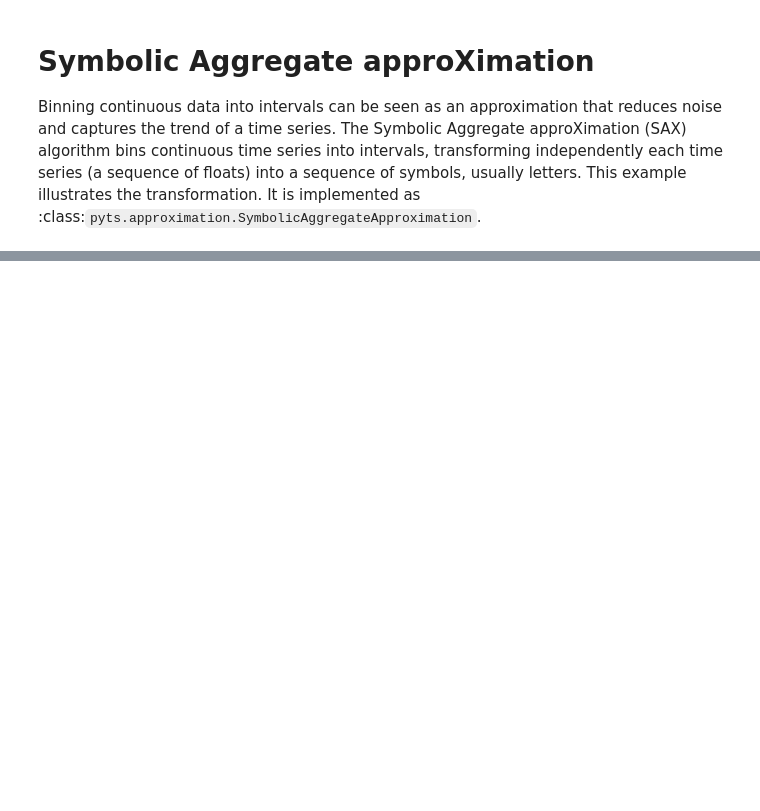
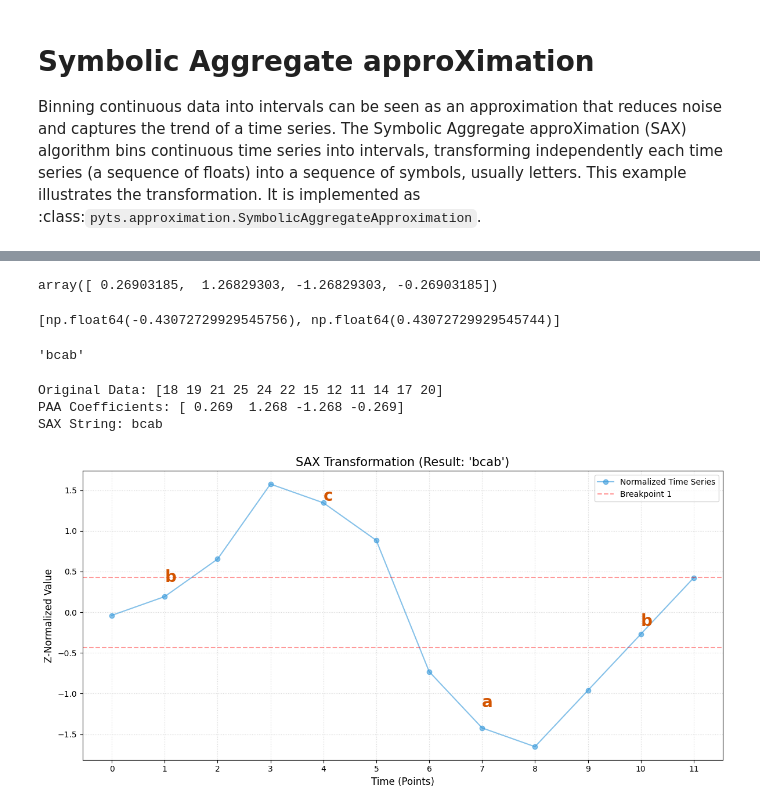
Before and after one commit to owuordickson/t-graank, a Jupyter notebook: analysis/plot_sax.ipynb, the cells around one changed output, grey strips where cells are left out. Drawn from its saved outputs; the diff is of its cells as text; code cells hidden in the pictures; blank space fills up the shorter version.

```diff
--- a/analysis/plot_sax.ipynb
+++ b/analysis/plot_sax.ipynb
@@ -61,0 +34,72 @@ ImportError: Numba needs NumPy 2.3 or less. Got NumPy 2.4.
+# %%
+# 2. Z-Normalization
+ts_norm = (ts - np.mean(ts)) / np.std(ts)
+# %%
+# 3. PAA (Piecewise Aggregate Approximation)
+# We reshape the array to (4 segments, 3 points each) and take the mean of each row
+paa = ts_norm.reshape(w, -1).mean(axis=1)
+paa
+# %% [output]
+array([ 0.26903185,  1.26829303, -1.26829303, -0.26903185])
+# %%
+# 4. Generate Breakpoints for Alphabet Size 3
+# Area thresholds for a=3: [1/3, 2/3]
+breakpoints = [norm.ppf(i/a) for i in range(1, a)]
+breakpoints
+# %% [output]
+[np.float64(-0.43072729929545756), np.float64(0.43072729929545744)]
+# %%
+# 5. Symbolic Discretization (SAX)
+def map_to_alphabet(val, bps):
+    alphabet = "abcdefghijklmnopqrstuvwxyz"
+    for i, b in enumerate(bps):
+        if val <= b:
+            return alphabet[i]
+    return alphabet[len(bps)]
+
+sax_string = "".join([map_to_alphabet(v, breakpoints) for v in paa])
+sax_string
+# %% [output]
+'bcab'
+# %%
+print(f"Original Data: {ts}")
+print(f"PAA Coefficients: {paa.round(3)}")
+print(f"SAX String: {sax_string}")
+# %% [output]
+Original Data: [18 19 21 25 24 22 15 12 11 14 17 20]
+PAA Coefficients: [ 0.269  1.268 -1.268 -0.269]
+SAX String: bcab
+# %%
+# --- Visualization ---
+
+plt.figure(figsize=(12, 6))
+
+# Plot normalized time series
+plt.plot(range(n), ts_norm, marker='o', label='Normalized Time Series', color='#3498db', alpha=0.6)
+
+## Plot PAA steps
+## This creates the "staircase" look for the segments
+#paa_extended = np.repeat(paa, n//w)
+#plt.step(range(n), paa_extended, where='post', label='PAA (Segment Means)', color='#e67e22', lw=3)
+
+# Plot Breakpoints (Horizontal Lines)
+for i, bp in enumerate(breakpoints):
+    plt.axhline(y=bp, color='red', linestyle='--', alpha=0.4, label=f'Breakpoint {i+1}' if i==0 else "")
+
+
+# Add Labels
+plt.title(f"SAX Transformation (Result: '{sax_string}')", fontsize=15)
+plt.xlabel("Time (Points)", fontsize=12)
+plt.ylabel("Z-Normalized Value", fontsize=12)
+plt.xticks(range(n))
+plt.legend(loc='upper right')
+plt.grid(True, which='both', linestyle=':', alpha=0.5)
+
+# Annotate the SAX symbols
+for i, symbol in enumerate(sax_string):
+    plt.text(i*3 + 1, paa[i] + 0.1, symbol.lower(), fontsize=20, fontweight='bold', color='#d35400')
+
+plt.tight_layout()
+plt.show()
+# %% [output]
+[figure, added]
```
Also changed, not shown: parts of 5 cells of this notebook.
